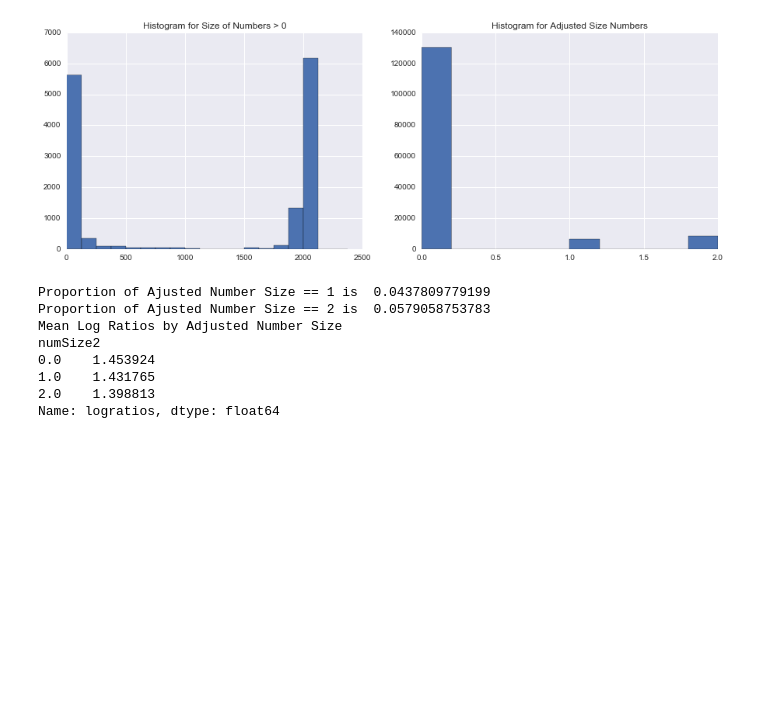
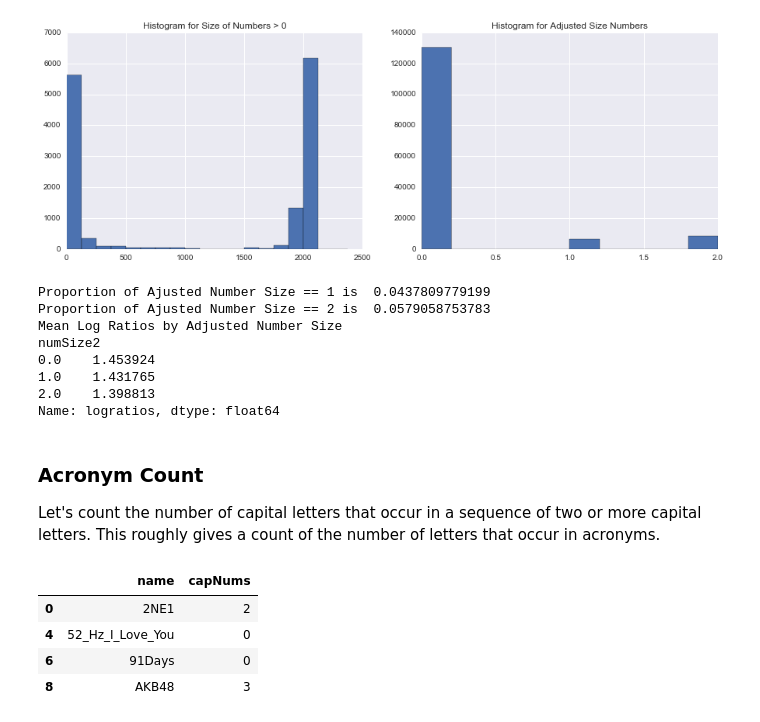
Before and after one commit to MatthewMcGonagle/KaggleWikiTraffic, a Jupyter notebook: FinalReport.ipynb, the cells around one changed output. Saved outputs shown, nothing was run; the diff lists cells and outputs as text; code cells hidden in the pictures; blank space fills up the shorter version.

```diff
--- a/FinalReport.ipynb
+++ b/FinalReport.ipynb
@@ -354,3 +354,29 @@ numSize2
 1.0    1.431765
 2.0    1.398813
 Name: logratios, dtype: float64
+# %% [markdown]
+### Acronym Count
+
+Let's count the number of capital letters that occur in a sequence of two or more capital letters. This roughly gives a count of the number of letters that occur in acronyms.
+# %%
+# Let's look at number of consecutive capital letters (like in an acronym).
+
+capNums = []
+matches = []
+for name in page_df['name']:
+    match = re.findall(r'[A-Z][A-Z]+', name)
+    matches.append(match)
+    num = 0
+    for s in match:
+        num += len(s)
+    capNums.append(num)
+
+page_df['capNums'] = capNums
+
+page_df.loc[[0, 4, 6, 8], ['name', 'capNums']]
+# %% [output]
+|  | name | capNums |
+| 0 | 2NE1 | 2 |
+| 4 | 52_Hz_I_Love_You | 0 |
+| 6 | 91Days | 0 |
+| 8 | AKB48 | 3 |
```
Also changed, not shown: parts of 12 cells of this notebook.
